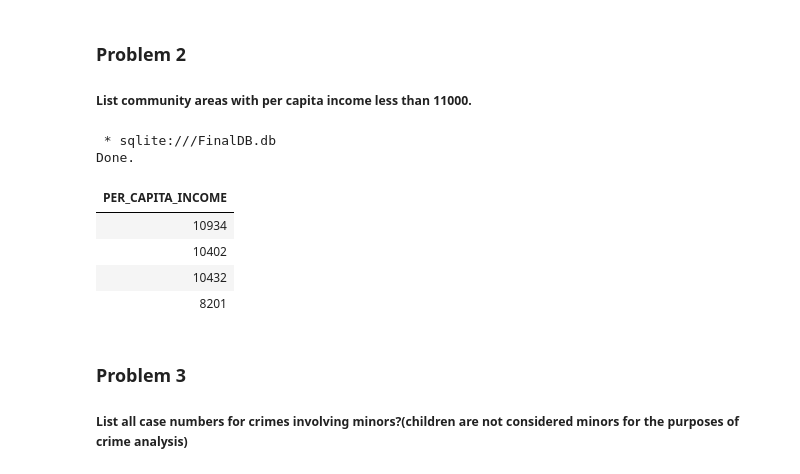
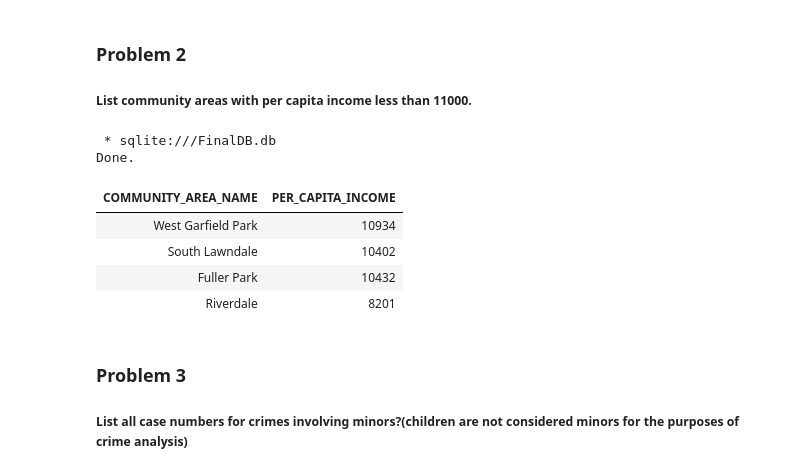
Before and after one commit to ethanbenavides/Databases-and-SQL-for-Data-Science-with-Python, a Jupyter notebook: Peer Assignment Final.ipynb, the cells around one changed output. Saved outputs shown, nothing was run; the diff lists cells and outputs as text; code cells hidden in the pictures.

```diff
--- a/Peer Assignment Final.ipynb
+++ b/Peer Assignment Final.ipynb
@@ -185,17 +185,18 @@ Done.
 ##### List community areas with per capita income less than 11000.
 # %%
 %%sql
-SELECT per_capita_income
+SELECT  community_area_name
+        ,per_capita_income
 FROM chicago_census_data
 WHERE per_capita_income < 11000;
 # %% [output]
  * sqlite:///FinalDB.db
 Done.
-| PER_CAPITA_INCOME |
-| 10934 |
-| 10402 |
-| 10432 |
-| 8201 |
+| COMMUNITY_AREA_NAME | PER_CAPITA_INCOME |
+| West Garfield Park | 10934 |
+| South Lawndale | 10402 |
+| Fuller Park | 10432 |
+| Riverdale | 8201 |
 # %% [markdown]
 ### Problem 3
 
```
Also changed, not shown: parts of 3 cells of this notebook.
